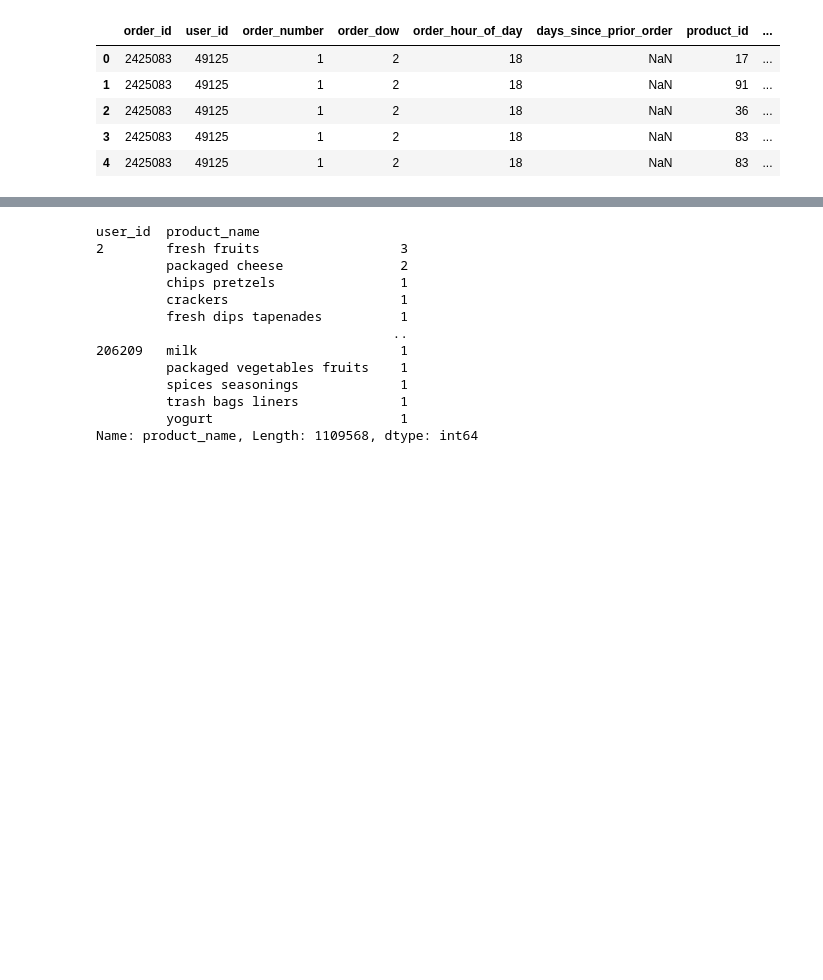
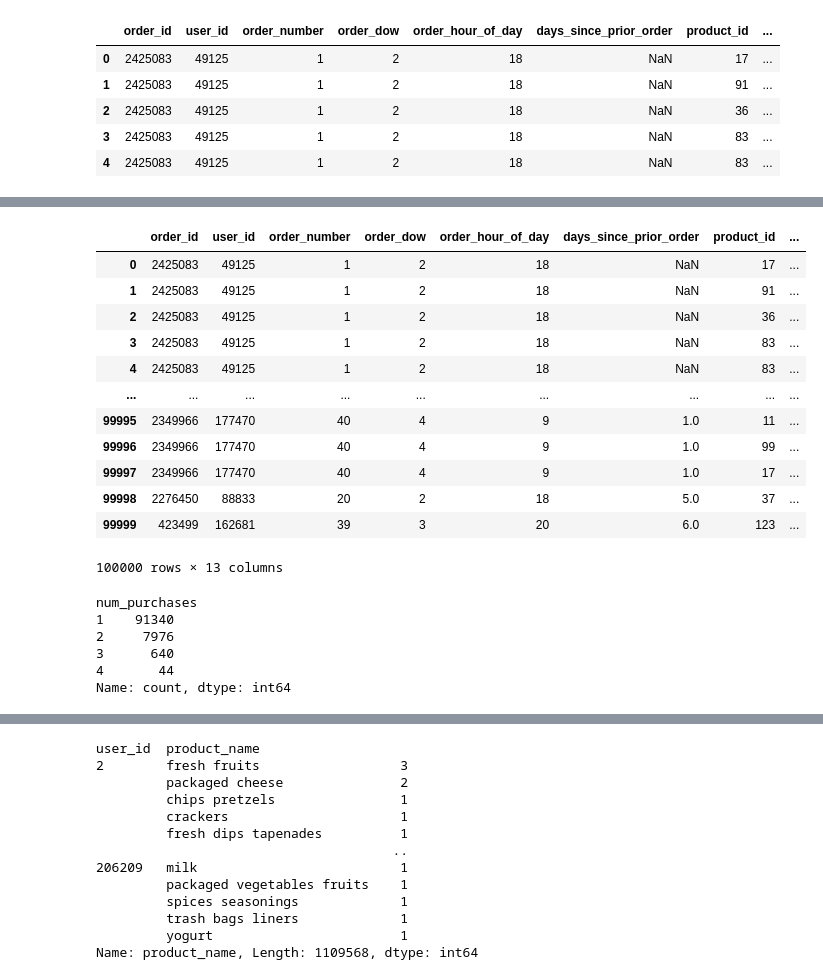
Before and after one commit to Vicalg/-EcommerceDS, a Jupyter notebook: Notebooks/ML_model.ipynb, the cells around one changed output, grey strips where cells are left out. Cells and saved outputs as stored; diff of their text form; code cells hidden in the pictures; blank space fills up the shorter version.

```diff
--- a/Notebooks/ML_model.ipynb
+++ b/Notebooks/ML_model.ipynb
@@ -37,0 +42,25 @@ df_model["target"] = pd.qcut(x=df.groupby("user_id")["user_id"].count(), q=2, la
+# %%
+df
+# %% [output]
+|  | order_id | user_id | order_number | order_dow | order_hour_of_day | days_since_prior_order | product_id | ... |
+| 0 | 2425083 | 49125 | 1 | 2 | 18 | NaN | 17 | ... |
+| 1 | 2425083 | 49125 | 1 | 2 | 18 | NaN | 91 | ... |
+| 2 | 2425083 | 49125 | 1 | 2 | 18 | NaN | 36 | ... |
+| 3 | 2425083 | 49125 | 1 | 2 | 18 | NaN | 83 | ... |
+| 4 | 2425083 | 49125 | 1 | 2 | 18 | NaN | 83 | ... |
+| ... | ... | ... | ... | ... | ... | ... | ... | ... |
+| 99995 | 2349966 | 177470 | 40 | 4 | 9 | 1.0 | 11 | ... |
+| 99996 | 2349966 | 177470 | 40 | 4 | 9 | 1.0 | 99 | ... |
+| 99997 | 2349966 | 177470 | 40 | 4 | 9 | 1.0 | 17 | ... |
+| 99998 | 2276450 | 88833 | 20 | 2 | 18 | 5.0 | 37 | ... |
+| 99999 | 423499 | 162681 | 39 | 3 | 20 | 6.0 | 123 | ... |
+100000 rows × 13 columns
+# %%
+df["num_purchases"].value_counts()
+# %% [output]
+num_purchases
+1    91340
+2     7976
+3      640
+4       44
+Name: count, dtype: int64
```
Also changed, not shown: parts of 16 cells of this notebook, 1 other file.
